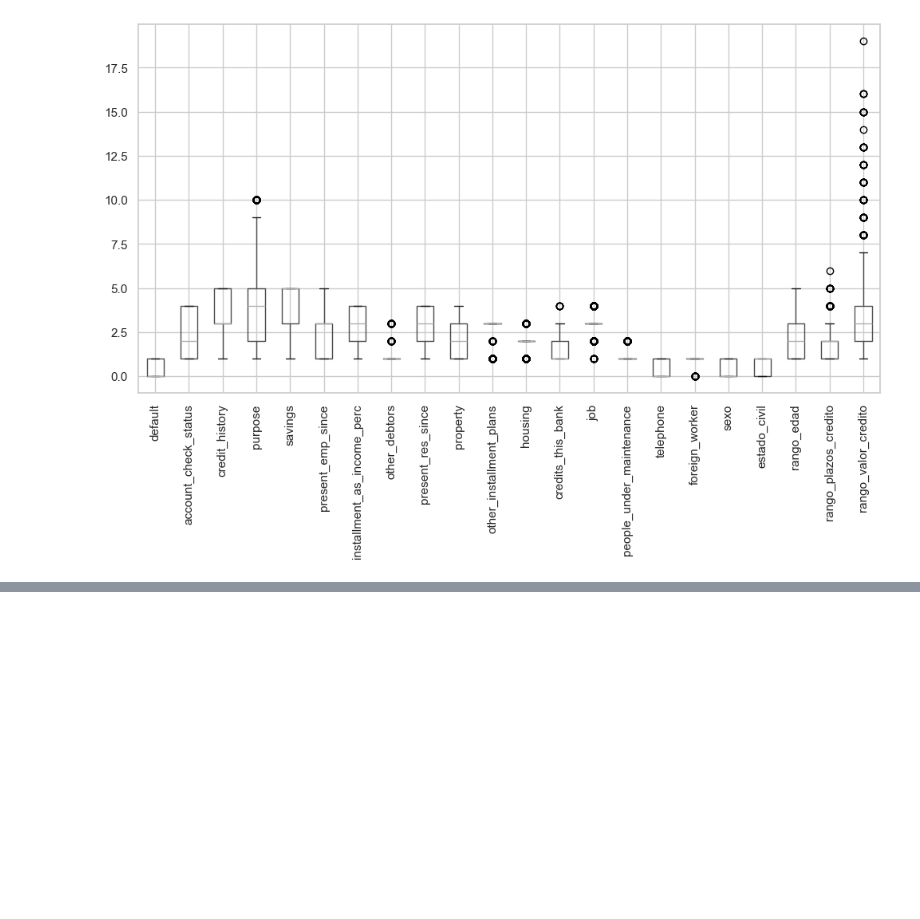
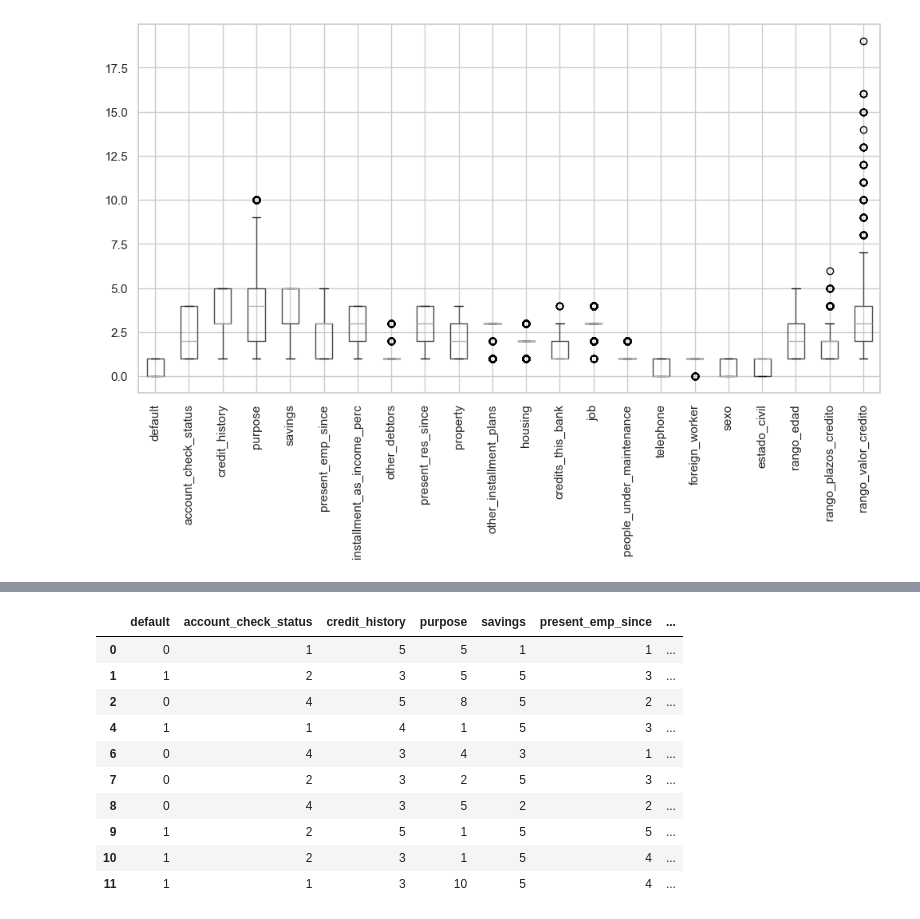
Before and after one commit to AngelMasterr/Machine-Learning, a Jupyter notebook: INMERSIÓN DE DATOS CON PYTHON/CLASE 01 - PREPROCESAMIENTO Y EXPLORACIÓN DE DATOS/credito_banco_aleman_inmersion_Dia1.ipynb, the cells around one changed output, grey strips where cells are left out. Drawn from its saved outputs; the diff is of its cells as text; code cells hidden in the pictures; blank space fills up the shorter version.

```diff
--- a/INMERSIÓN DE DATOS CON PYTHON/CLASE 01 - PREPROCESAMIENTO Y EXPLORACIÓN DE DATOS/credito_banco_aleman_inmersion_Dia1.ipynb
+++ b/INMERSIÓN DE DATOS CON PYTHON/CLASE 01 - PREPROCESAMIENTO Y EXPLORACIÓN DE DATOS/credito_banco_aleman_inmersion_Dia1.ipynb
@@ -349,0 +396,15 @@ df_banco_sin_atipicos = df_banco.copy()
+# %%
+df_banco_new = df_banco[seleccion]
+df_banco_new.head(10)
+# %% [output]
+|  | default | account_check_status | credit_history | purpose | savings | present_emp_since | ... |
+| 0 | 0 | 1 | 5 | 5 | 1 | 1 | ... |
+| 1 | 1 | 2 | 3 | 5 | 5 | 3 | ... |
+| 2 | 0 | 4 | 5 | 8 | 5 | 2 | ... |
+| 4 | 1 | 1 | 4 | 1 | 5 | 3 | ... |
+| 6 | 0 | 4 | 3 | 4 | 3 | 1 | ... |
+| 7 | 0 | 2 | 3 | 2 | 5 | 3 | ... |
+| 8 | 0 | 4 | 3 | 5 | 2 | 2 | ... |
+| 9 | 1 | 2 | 5 | 1 | 5 | 5 | ... |
+| 10 | 1 | 2 | 3 | 1 | 5 | 4 | ... |
+| 11 | 1 | 1 | 3 | 10 | 5 | 4 | ... |
```
Also changed, not shown: parts of 10 cells of this notebook.
